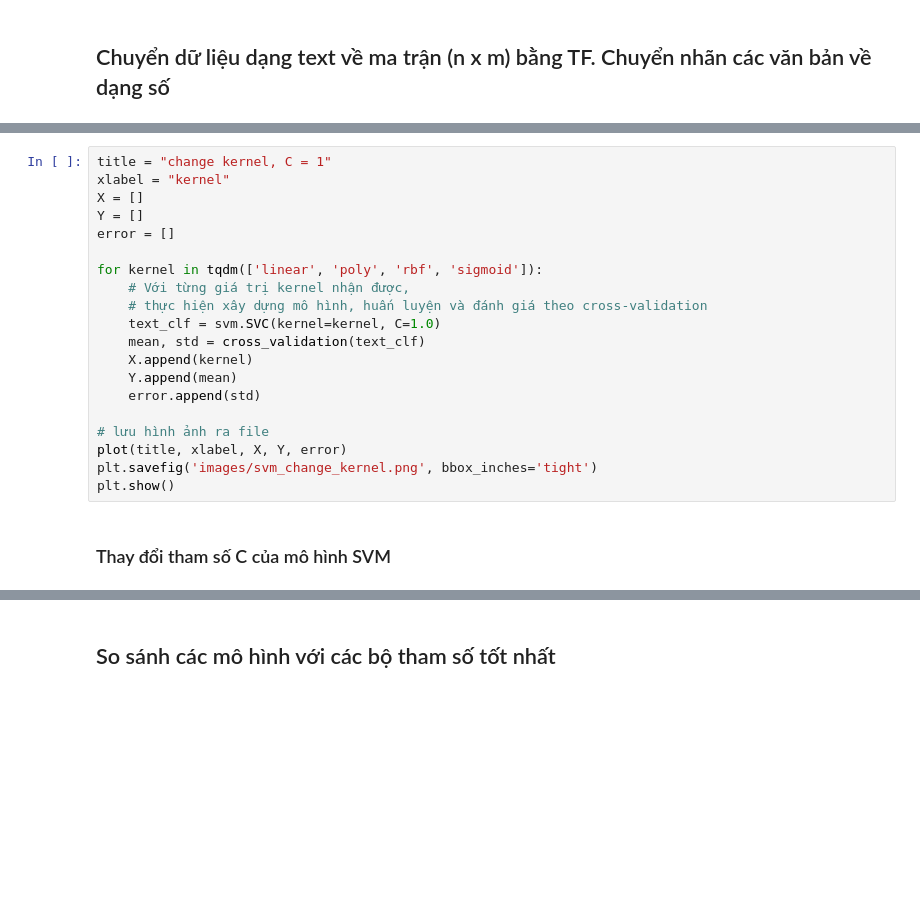
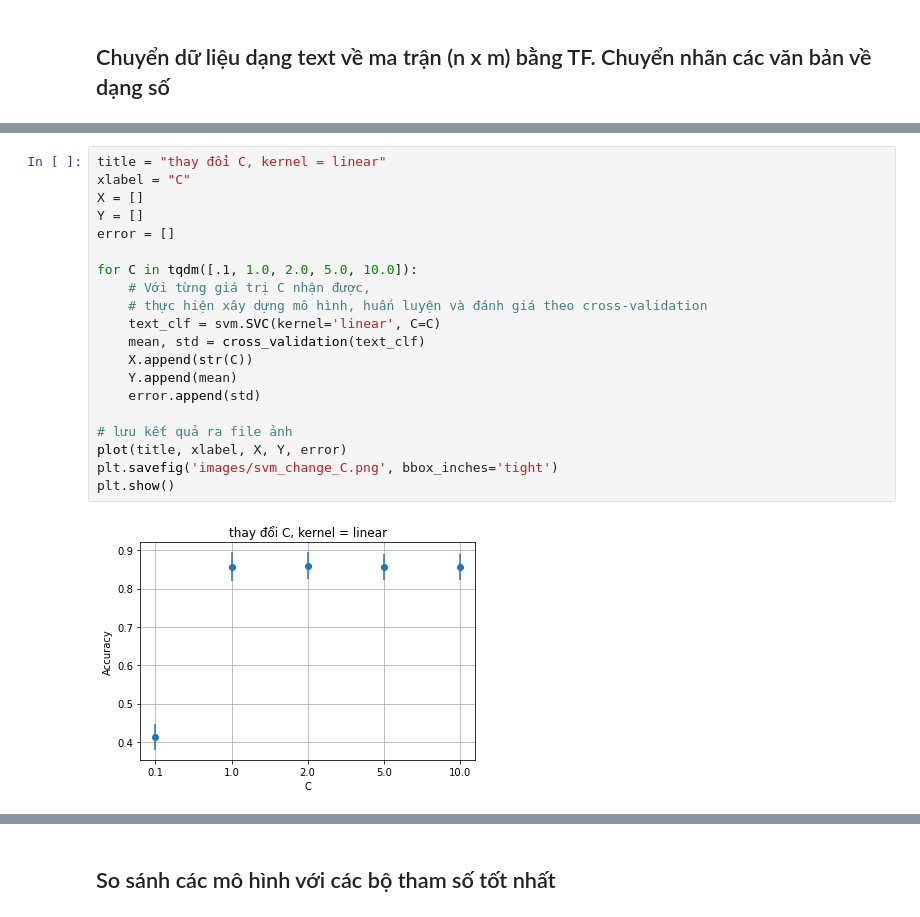
Before and after one commit to walker1001/ML-DMCourse, a Jupyter notebook: model_selection.ipynb, the cells around one changed output, grey strips where cells are left out. Cells and saved outputs as stored; diff of their text form; blank space fills up the shorter version.

```diff
--- a/model_selection.ipynb
+++ b/model_selection.ipynb
@@ -127,22 +198,22 @@ def plot(title, xlabel, X, Y, error, ylabel = "Accuracy"):
 # %%
-title = "change kernel, C = 1"
-xlabel = "kernel"
+title = "thay đổi C, kernel = linear"
+xlabel = "C"
 X = []
 Y = []
 error = []
 
-for kernel in tqdm(['linear', 'poly', 'rbf', 'sigmoid']):
-    # Với từng giá trị kernel nhận được,
+for C in tqdm([.1, 1.0, 2.0, 5.0, 10.0]):
+    # Với từng giá trị C nhận được,
     # thực hiện xây dựng mô hình, huấn luyện và đánh giá theo cross-validation
-    text_clf = svm.SVC(kernel=kernel, C=1.0)
+    text_clf = svm.SVC(kernel='linear', C=C)
     mean, std = cross_validation(text_clf)
-    X.append(kernel)
+    X.append(str(C))
     Y.append(mean)
     error.append(std)
 
-# lưu hình ảnh ra file
+# lưu kết quả ra file ảnh
 plot(title, xlabel, X, Y, error)
-plt.savefig('images/svm_change_kernel.png', bbox_inches='tight')
+plt.savefig('images/svm_change_C.png', bbox_inches='tight')
 plt.show()
+# %% [output]
+[figure, added]
-# %% [markdown]
-### Thay đổi tham số C của mô hình SVM
```
Also changed, not shown: parts of 21 cells of this notebook, 7 other files.
